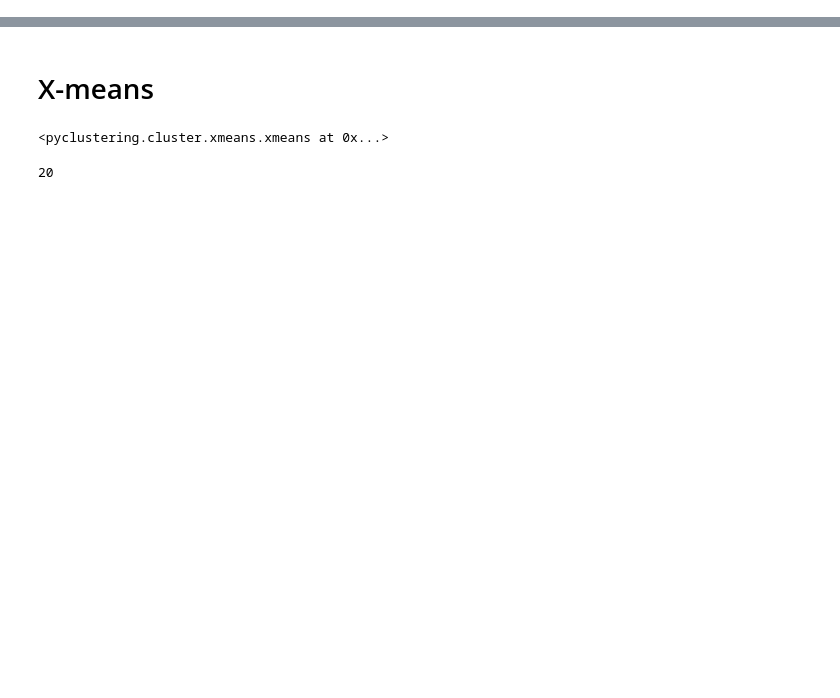
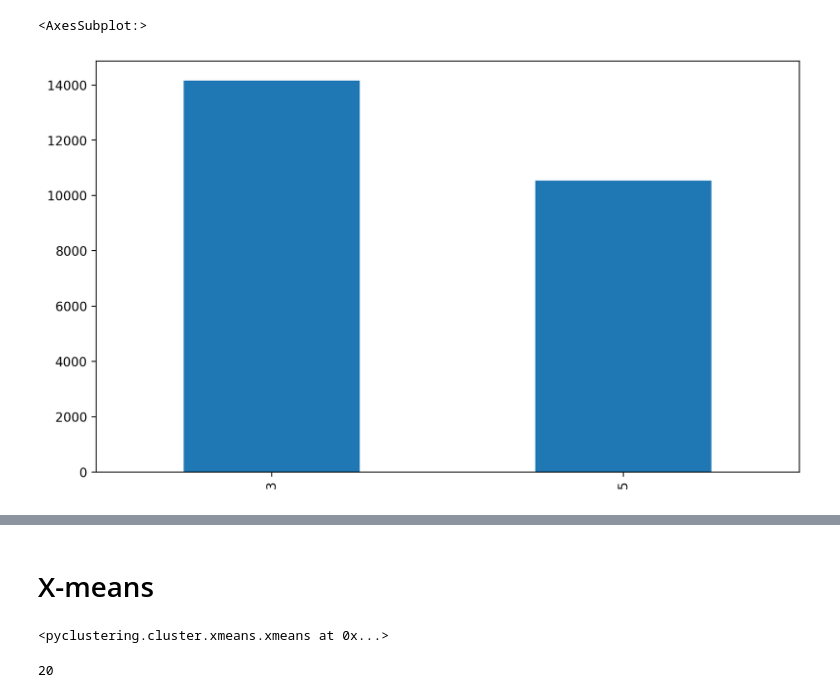
Before and after one commit to cri98li/Data-Mining-2-Project-ts-classification, a Jupyter notebook: Fase 4.2 Advanced Clustering.ipynb, the cells around one changed output, grey strips where cells are left out. Saved outputs shown, nothing was run; the diff lists cells and outputs as text; code cells hidden in the pictures; blank space fills up the shorter version.

```diff
--- a/Fase 4.2 Advanced Clustering.ipynb
+++ b/Fase 4.2 Advanced Clustering.ipynb
@@ -239,3 +199,54 @@ df.TRACK_genre_top_num.value_counts().plot(kind='bar')
+# %%
+df = pd.read_csv('flat_df_no_nulli.csv', index_col=0)
+
+from sklearn.preprocessing import LabelEncoder
+
+label_encoders = dict()
+column2encode = ['ALBUM_type_']
+
+for col in column2encode:
+    le = LabelEncoder()
+    df[col] = le.fit_transform(df[col])
+    label_encoders[col] = le
+
+df = df[df.TRACK_genre_top.isna() == False] #droppo i nulli
+
+label_encoders = dict()
+column2encode = ['TRACK_genre_top']
+
+for col in column2encode:
+    le = LabelEncoder()
+    df['TRACK_genre_top_num'] = le.fit_transform(df[col])
+    label_encoders[col] = le
+
+df['TRACK_genre_top_num']=[0 if genre == 3 else genre for genre in df['TRACK_genre_top_num']]
+df['TRACK_genre_top_num']=[0 if genre == 0 else genre for genre in df['TRACK_genre_top_num']]
+df['TRACK_genre_top_num']=[0 if genre == 14 else genre for genre in df['TRACK_genre_top_num']]
+df['TRACK_genre_top_num']=[0 if genre == 2 else genre for genre in df['TRACK_genre_top_num']]
+
+
+
+df['TRACK_genre_top_num']=[0 if genre == 15 else genre for genre in df['TRACK_genre_top_num']]
+df['TRACK_genre_top_num']=[0 if genre == 11 else genre for genre in df['TRACK_genre_top_num']]
+df['TRACK_genre_top_num']=[0 if genre == 10 else genre for genre in df['TRACK_genre_top_num']]
+
+
+df['TRACK_genre_top_num']=[3 if genre == 13 else genre for genre in df['TRACK_genre_top_num']] #rock 13 --> 3
+df['TRACK_genre_top_num']=[2 if genre == 12 else genre for genre in df['TRACK_genre_top_num']] #pop 12 --> 2
+
+
+df['TRACK_genre_top_num']=[-1 if (genre != 5) & (genre != 3) else genre for genre in df['TRACK_genre_top_num']]
+
+df = df[df.TRACK_genre_top_num != -1] #droppo i nulli
+
+
+plt.rcParams['figure.figsize'] = [10, 6]
+plt.rcParams['figure.dpi'] = 200
+
+df.TRACK_genre_top_num.value_counts().plot(kind='bar')
+# %% [output]
+<AxesSubplot:>
+[figure, added]
 # %%
 compl
 # %% [output]
```
Also changed, not shown: parts of 59 cells of this notebook.
